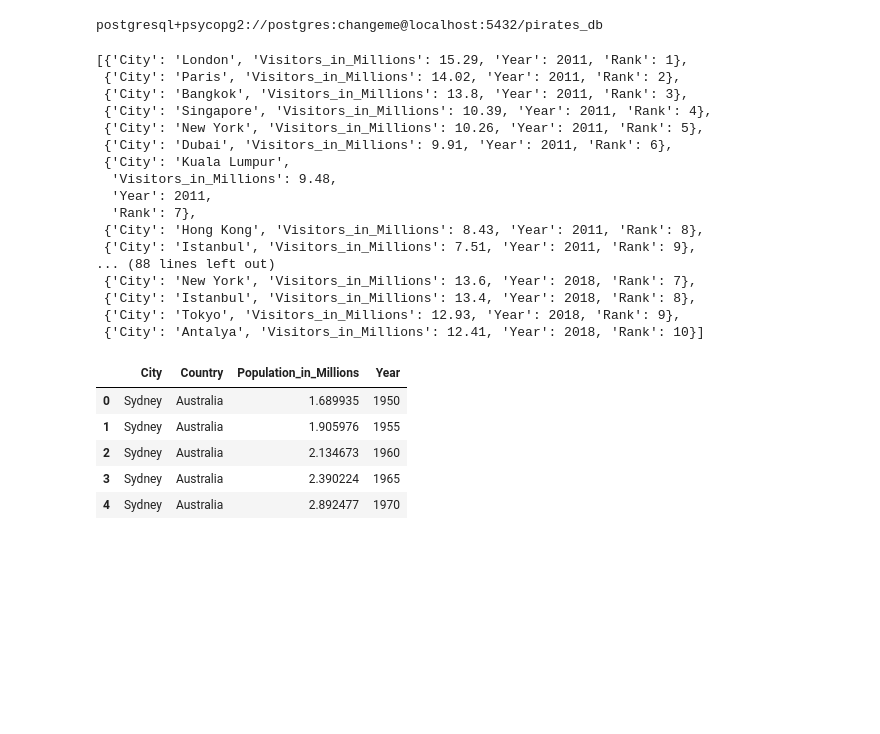
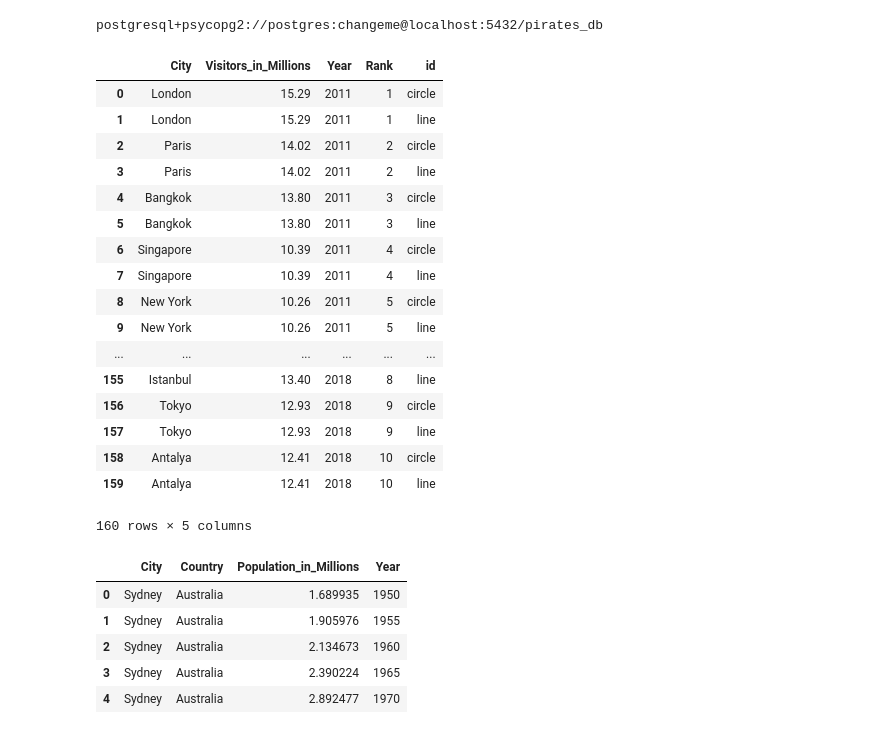
Before and after one commit to toestie/pirates-travel-index, a Jupyter notebook: Pirates-Travel-Index-App/static/notebooks/scratchwork.ipynb, the cells around one changed output. Drawn from its saved outputs; the diff is of its cells as text; code cells hidden in the pictures; blank space fills up the shorter version.

```diff
--- a/Pirates-Travel-Index-App/static/notebooks/scratchwork.ipynb
+++ b/Pirates-Travel-Index-App/static/notebooks/scratchwork.ipynb
@@ -54,26 +54,35 @@ for result in results:
 # %%
 df = pd.DataFrame(results_list).sort_values(["Year", "Visitors_in_Millions"], ascending=[True, False])
 df_top10 = df.groupby("Year").head(10).reset_index(drop=True)
 df_top10['Rank']=df_top10.groupby('Year').cumcount()+1
-df_top10.to_dict('records')
+
+df_top10_line = df_top10.copy()
+df_top10_line["id"] = "line"
+
+df_top10_circle = df_top10.copy()
+df_top10_circle["id"] = "circle"
+
+df_top10 = pd.concat([df_top10_line, df_top10_circle])
+df_top10.sort_values(['Year', 'Rank', 'id']).reset_index(drop=True)
 # %% [output]
+|  | City | Visitors_in_Millions | Year | Rank | id |
+| 0 | London | 15.29 | 2011 | 1 | circle |
+| 1 | London | 15.29 | 2011 | 1 | line |
+| 2 | Paris | 14.02 | 2011 | 2 | circle |
+| 3 | Paris | 14.02 | 2011 | 2 | line |
+| 4 | Bangkok | 13.80 | 2011 | 3 | circle |
+| 5 | Bangkok | 13.80 | 2011 | 3 | line |
+| 6 | Singapore | 10.39 | 2011 | 4 | circle |
+| 7 | Singapore | 10.39 | 2011 | 4 | line |
+| 8 | New York | 10.26 | 2011 | 5 | circle |
+| 9 | New York | 10.26 | 2011 | 5 | line |
+| ... | ... | ... | ... | ... | ... |
+| 155 | Istanbul | 13.40 | 2018 | 8 | line |
+| 156 | Tokyo | 12.93 | 2018 | 9 | circle |
+| 157 | Tokyo | 12.93 | 2018 | 9 | line |
+| 158 | Antalya | 12.41 | 2018 | 10 | circle |
+| 159 | Antalya | 12.41 | 2018 | 10 | line |
-[{'City': 'London', 'Visitors_in_Millions': 15.29, 'Year': 2011, 'Rank': 1},
- {'City': 'Paris', 'Visitors_in_Millions': 14.02, 'Year': 2011, 'Rank': 2},
- {'City': 'Bangkok', 'Visitors_in_Millions': 13.8, 'Year': 2011, 'Rank': 3},
- {'City': 'Singapore', 'Visitors_in_Millions': 10.39, 'Year': 2011, 'Rank': 4},
- {'City': 'New York', 'Visitors_in_Millions': 10.26, 'Year': 2011, 'Rank': 5},
- {'City': 'Dubai', 'Visitors_in_Millions': 9.91, 'Year': 2011, 'Rank': 6},
- {'City': 'Kuala Lumpur',
-  'Visitors_in_Millions': 9.48,
-  'Year': 2011,
-  'Rank': 7},
- {'City': 'Hong Kong', 'Visitors_in_Millions': 8.43, 'Year': 2011, 'Rank': 8},
- {'City': 'Istanbul', 'Visitors_in_Millions': 7.51, 'Year': 2011, 'Rank': 9},
-... (88 lines left out)
- {'City': 'New York', 'Visitors_in_Millions': 13.6, 'Year': 2018, 'Rank': 7},
- {'City': 'Istanbul', 'Visitors_in_Millions': 13.4, 'Year': 2018, 'Rank': 8},
- {'City': 'Tokyo', 'Visitors_in_Millions': 12.93, 'Year': 2018, 'Rank': 9},
- {'City': 'Antalya', 'Visitors_in_Millions': 12.41, 'Year': 2018, 'Rank': 10}]
+160 rows × 5 columns
 # %%
 un_results_list = []
 un_city_columns =   [
```
Also changed, not shown: 5 other files.
